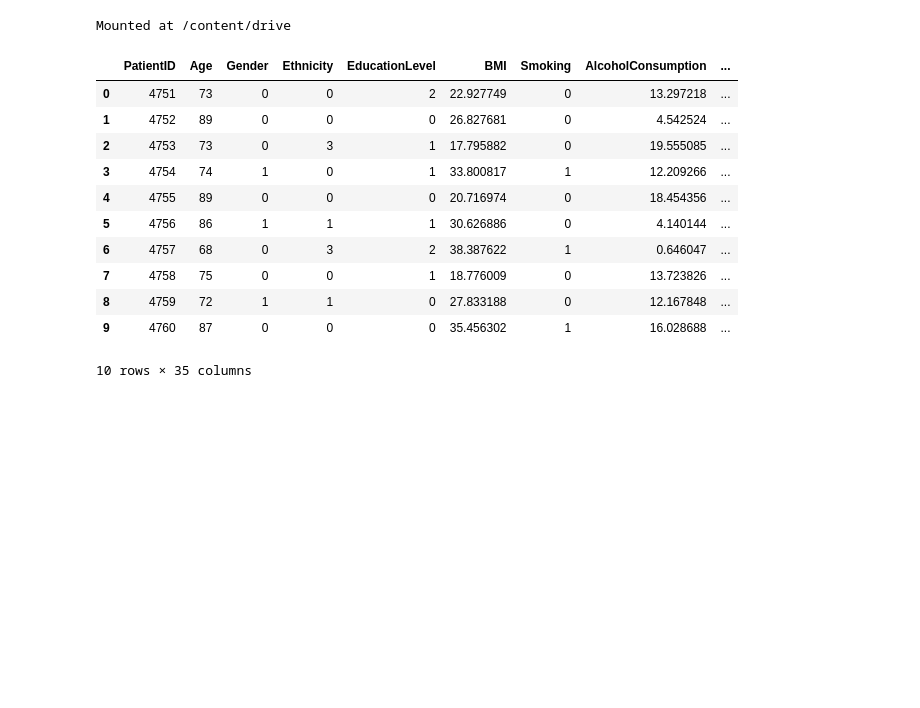
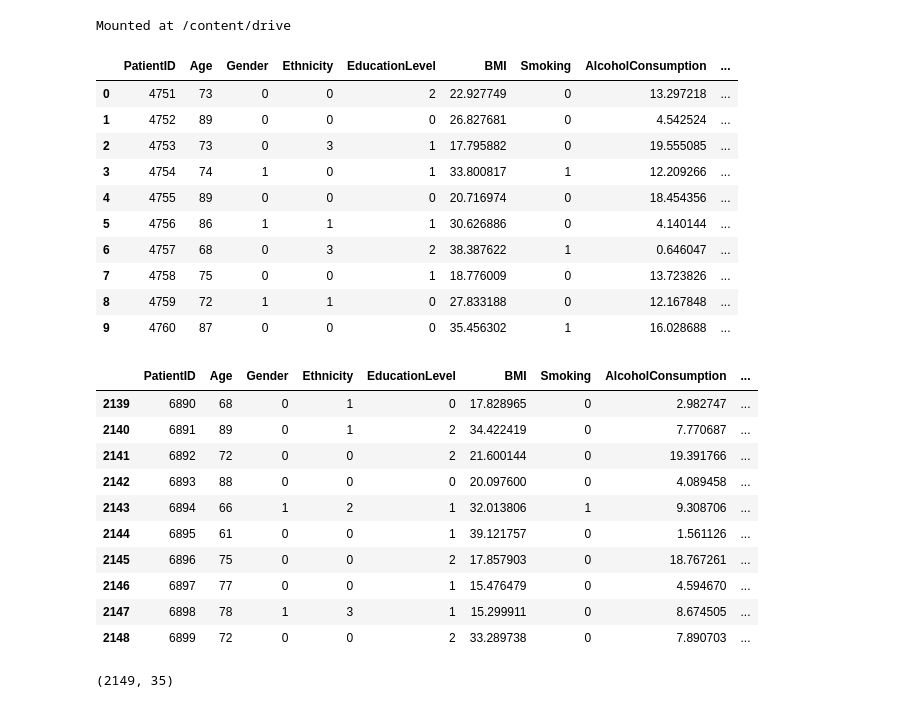
Before and after one commit to asaduzzaman-sohun/Alzheimer-s-disease-detection, a Jupyter notebook: code.ipynb, the cells around one changed output. Saved outputs shown, nothing was run; the diff lists cells and outputs as text; code cells hidden in the pictures; blank space fills up the shorter version.

```diff
--- a/code.ipynb
+++ b/code.ipynb
@@ -10,6 +10,8 @@ drive.mount('/content/drive')
 Mounted at /content/drive
 # %%
 df = pd.read_csv("./drive/MyDrive/datasets/alzheimers_disease_data.csv")
+
+pd.set_option("display.max_columns", None) # Display all the available columns
 df.head(10)
 # %% [output]
 |  | PatientID | Age | Gender | Ethnicity | EducationLevel | BMI | Smoking | AlcoholConsumption | ... |
@@ -23,4 +25,21 @@ df.head(10)
 | 7 | 4758 | 75 | 0 | 0 | 1 | 18.776009 | 0 | 13.723826 | ... |
 | 8 | 4759 | 72 | 1 | 1 | 0 | 27.833188 | 0 | 12.167848 | ... |
 | 9 | 4760 | 87 | 0 | 0 | 0 | 35.456302 | 1 | 16.028688 | ... |
-10 rows × 35 columns
+# %%
+df.tail(10)
+# %% [output]
+|  | PatientID | Age | Gender | Ethnicity | EducationLevel | BMI | Smoking | AlcoholConsumption | ... |
+| 2139 | 6890 | 68 | 0 | 1 | 0 | 17.828965 | 0 | 2.982747 | ... |
+| 2140 | 6891 | 89 | 0 | 1 | 2 | 34.422419 | 0 | 7.770687 | ... |
+| 2141 | 6892 | 72 | 0 | 0 | 2 | 21.600144 | 0 | 19.391766 | ... |
+| 2142 | 6893 | 88 | 0 | 0 | 0 | 20.097600 | 0 | 4.089458 | ... |
+| 2143 | 6894 | 66 | 1 | 2 | 1 | 32.013806 | 1 | 9.308706 | ... |
+| 2144 | 6895 | 61 | 0 | 0 | 1 | 39.121757 | 0 | 1.561126 | ... |
+| 2145 | 6896 | 75 | 0 | 0 | 2 | 17.857903 | 0 | 18.767261 | ... |
+| 2146 | 6897 | 77 | 0 | 0 | 1 | 15.476479 | 0 | 4.594670 | ... |
+| 2147 | 6898 | 78 | 1 | 3 | 1 | 15.299911 | 0 | 8.674505 | ... |
+| 2148 | 6899 | 72 | 0 | 0 | 2 | 33.289738 | 0 | 7.890703 | ... |
+# %%
+df.shape
+# %% [output]
+(2149, 35)
```
Also changed, not shown: parts of 3 cells of this notebook.
